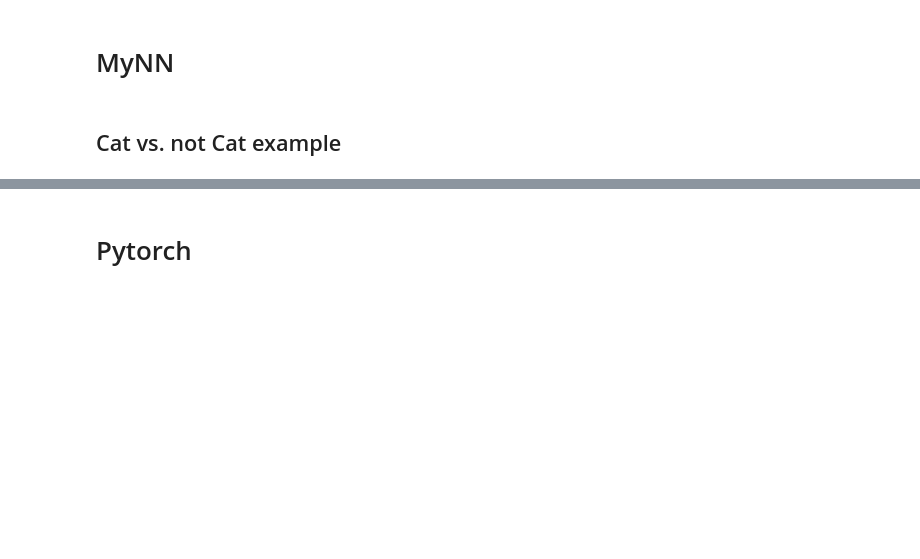
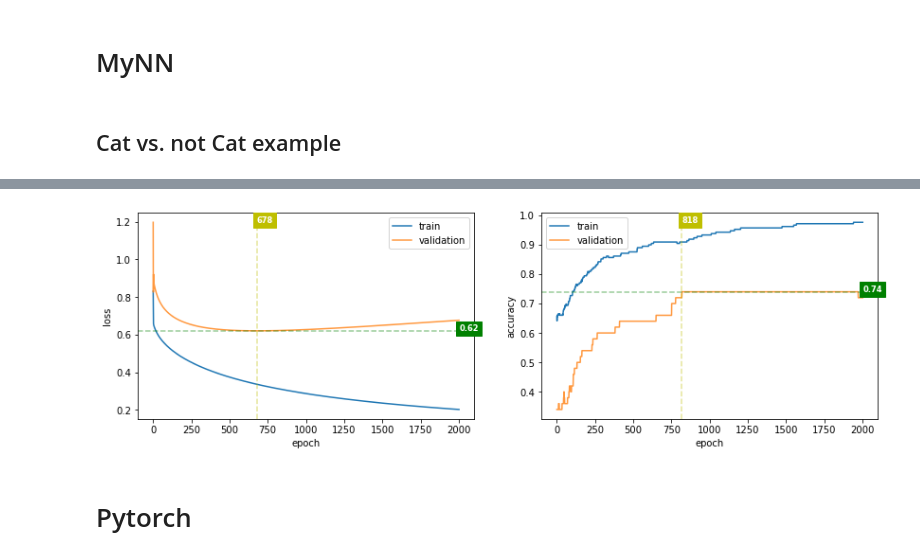
Before and after one commit to abtkod/practice, a Jupyter notebook: deeplearning/projects.ipynb, the cells around one changed output, grey strips where cells are left out. Drawn from its saved outputs; the diff is of its cells as text; code cells hidden in the pictures; blank space fills up the shorter version.

```diff
--- a/deeplearning/projects.ipynb
+++ b/deeplearning/projects.ipynb
@@ -94,0 +154,6 @@ Wall time: 50.2 s
+# %%
+net = NN([1], [NN.SIGMOID], loss_func=NN.LOGLOSS)
+trainer = net.train(train_x, train_y, alpha=0.003, max_iterations=2000, lambd=1.0, return_cost_every=1)
+log = fit(trainer, print_epochs=200)
+plot_train_log(log)
+# %% [output]
@@ -95,3 +170,4 @@ Wall time: 50.2 s
+[figure, added]
 # %% [markdown]
 # Pytorch <a class='anchor' id='pytorch'></a>
 # %%
```
Also changed, not shown: parts of 23 cells of this notebook.
